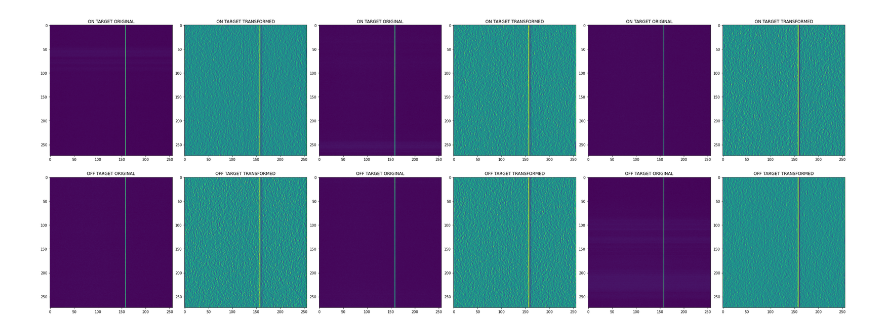
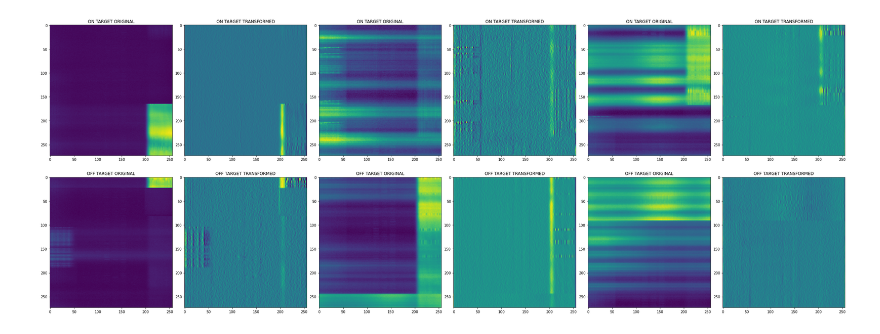
Before and after one commit to Adrian-GGit/SETI, a Jupyter notebook: seti_notebooks/CV_SETI_WIP.ipynb, the cells around one changed output. Saved outputs shown, nothing was run; the diff lists cells and outputs as text; code cells hidden in the pictures.

```diff
--- a/seti_notebooks/CV_SETI_WIP.ipynb
+++ b/seti_notebooks/CV_SETI_WIP.ipynb
@@ -7,32 +7,33 @@ noisy = "../input/seti-breakthrough-listen/train/0/0028a35de92941d.npy"
 very_low_signal = "../input/seti-breakthrough-listen/train/0/0347524a518ad36.npy"
 signal_in_noisy_area = "../input/seti-breakthrough-listen/train/0/050b3f55c7d7ff4.npy"
 very_low_signal_2 = "../input/seti-breakthrough-listen/train/0/0653719867ec6cd.npy"
 hard_to_see = "../input/seti-breakthrough-listen/train/0/0024012d1431fbc.npy" # pretty hard to see in first on target on the right
 # hard_to_see_with_cv_1 = "../input/seti-breakthrough-listen/train/0/00f129775fd7792.npy" # snake line on pic 3
 hard_to_see_with_cv_2 = "../input/seti-breakthrough-listen/train/0/00ffccd75595515.npy" # vertical line on pic 1, 2, 3
 hard_to_see_with_cv_3 = "../input/seti-breakthrough-listen/train/0/010b8dc237f2d74.npy" # vertical line on pic 1, 2, 3
 hard_to_see_with_cv_4 = "../input/seti-breakthrough-listen/train/0/0144b592dab0b64.npy" # vertical line on pic 1, 2, 3
 hard_to_see_with_cv_5 = "../input/seti-breakthrough-listen/train/0/015caa134a91f8f.npy" # vertical line on pic 3
 hard_to_see_with_cv_6 = "../input/seti-breakthrough-listen/train/0/01d30867493c1aa.npy" # almost diagonal line on pic 1, 3
 hard_to_see_with_cv_7 = "../input/seti-breakthrough-listen/train/0/01fbbe7810f2f98.npy"
 hard_to_see_with_cv_8 = "../input/seti-breakthrough-listen/train/0/0207f5b2147ec36.npy" # snake lines on pic 1, 2, 3
 hard_to_see_with_cv_9 = "../input/seti-breakthrough-listen/train/0/02504e8ff8d3f66.npy" # vertical line on pic 1, 2, 3
 hard_to_see_with_cv_10 = "../input/seti-breakthrough-listen/train/0/0252feb36ace15f.npy" # veritcal line on pic 1
 hard_to_see_with_cv_11 = "../input/seti-breakthrough-listen/train/0/027130b743b3925.npy"
 hard_to_see_with_cv_12 = "../input/seti-breakthrough-listen/train/0/0282516e77f0b5a.npy" # snake lines on pic 1, 2
 hard_to_see_with_cv_13 = "../input/seti-breakthrough-listen/train/0/02919380c37fb34.npy" # vertical line on pic 2
 hard_to_see_with_cv_14 = "../input/seti-breakthrough-listen/train/0/02b30cca710996e.npy"
 hard_to_see_with_cv_15 = "../input/seti-breakthrough-listen/train/0/02d9cf5b3287634.npy" # vertical line on pic 1, 2, 3
 for_improving_noisy_background = "../input/seti-breakthrough-listen/train/0/01949813672be23.npy"
 for_improving_noisy_background_2 = "../input/seti-breakthrough-listen/train/0/01978740370eb8a.npy" # probably snakey lines in middle of on target pics
 for_improving_blue_background = "../input/seti-breakthrough-listen/train/0/0185064f450d906.npy"
 for_improving_blue_background_2 = "../input/seti-breakthrough-listen/train/0/0232f867b524219.npy"
 for_improving_blue_background_3 = "../input/seti-breakthrough-listen/train/0/02f39b41f276683.npy"
 test = "./train/0/032dd3aa6b1fe9a.npy"
 
-test_cadence = Cadence(hard_to_see_with_cv_2)
+test_cadence = Cadence(hard_to_see_with_cv_3)
+# test_cadence = Cadence(hard_to_see_with_cv_2)
 # test_cadence = Cadence(snake)
 
 test_cadence.cv()
 # %% [output]
-[figure, old version]
+[figure, new version]
```
Also changed, not shown: 1 other file.
